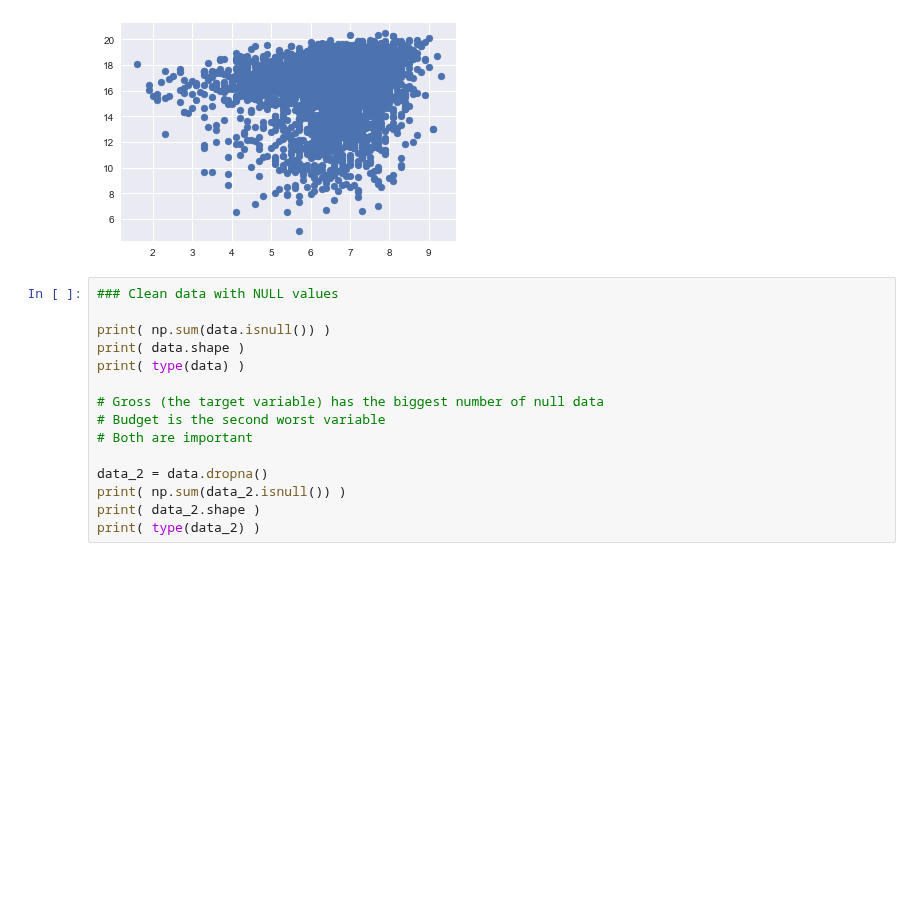
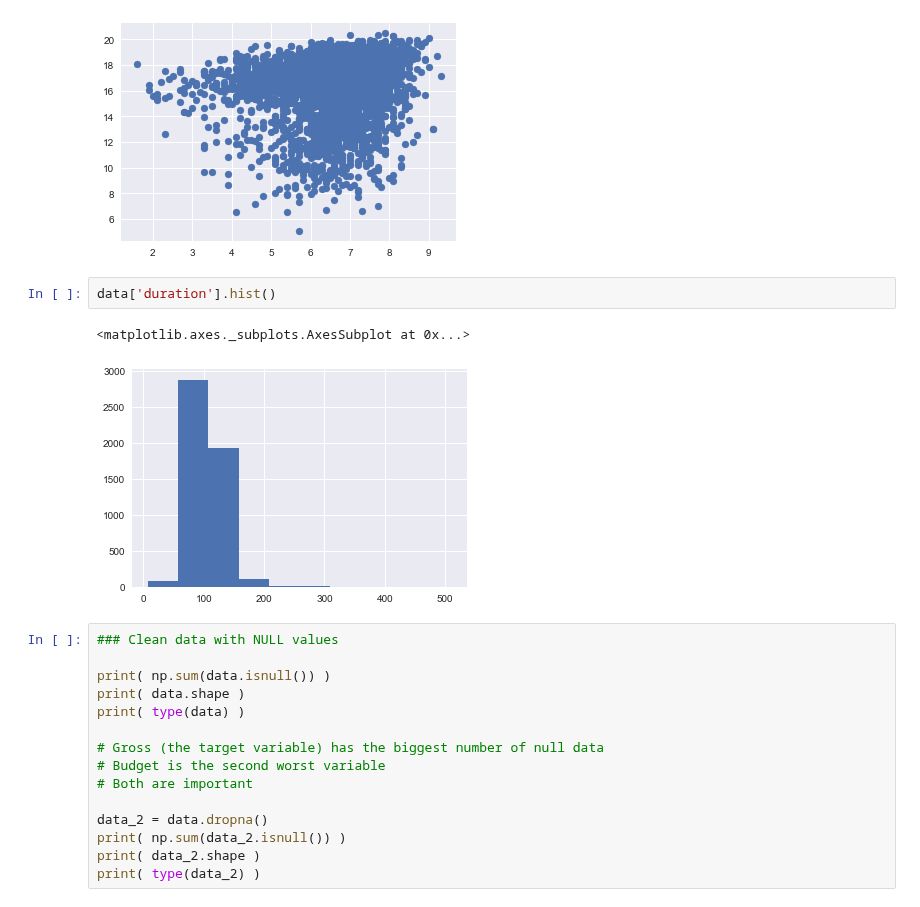
Before and after one commit to rihardsbar/dm-predictive-ml, a Jupyter notebook: eda/eda.ipynb, the cells around one changed output. Saved outputs shown, nothing was run; the diff lists cells and outputs as text; blank space fills up the shorter version.

```diff
--- a/eda/eda.ipynb
+++ b/eda/eda.ipynb
@@ -101,6 +101,11 @@ plt.scatter(data['imdb_score'],data['gross_log'])
 # %% [output]
 <matplotlib.collections.PathCollection at 0x...>
 [figure]
+# %%
+data['duration'].hist()
+# %% [output]
+<matplotlib.axes._subplots.AxesSubplot at 0x...>
+[figure, added]
 # %%
 ### Clean data with NULL values
 
```
Also changed, not shown: parts of 3 cells of this notebook, 2 other files.
